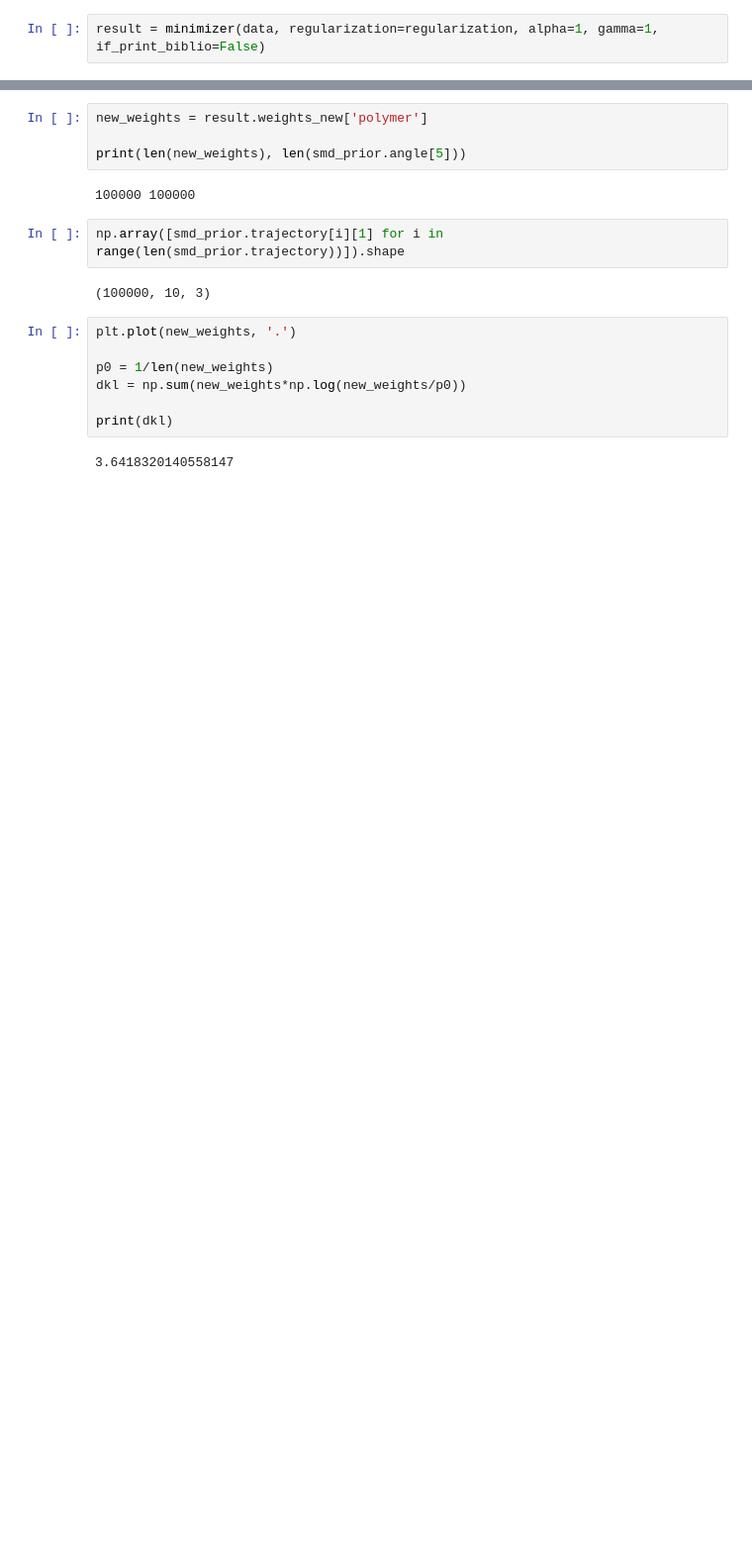
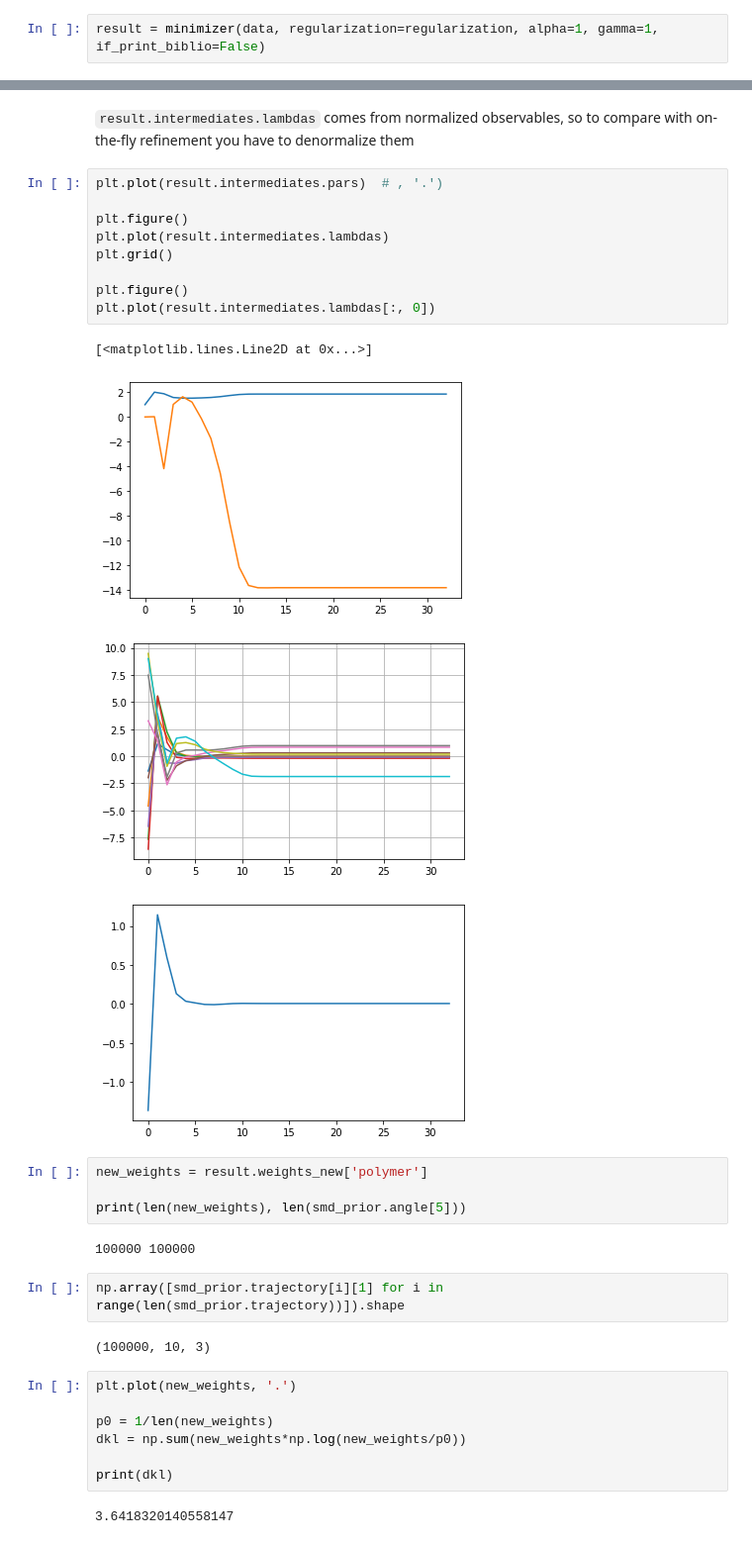
Before and after one commit to DavideDiVora/MD_refinement_on-the-fly, a Jupyter notebook: notebooks/reweighting_only.ipynb, the cells around one changed output, grey strips where cells are left out. Shown: that part at 99% size. Drawn from its saved outputs; the diff is of its cells as text; blank space fills up the shorter version.

```diff
--- a/notebooks/reweighting_only.ipynb
+++ b/notebooks/reweighting_only.ipynb
@@ -214,3 +268,19 @@ vars(result)
+# %% [markdown]
+`result.intermediates.lambdas` comes from normalized observables, so to compare with on-the-fly refinement you have to denormalize them
+# %%
+plt.plot(result.intermediates.pars)  # , '.')
+
+plt.figure()
+plt.plot(result.intermediates.lambdas)
+plt.grid()
+
+plt.figure()
+plt.plot(result.intermediates.lambdas[:, 0])
+# %% [output]
+[<matplotlib.lines.Line2D at 0x...>]
+[figure, added]
+[figure, added]
+[figure, added]
 # %%
 new_weights = result.weights_new['polymer']
 
```
Also changed, not shown: parts of 12 cells of this notebook.
